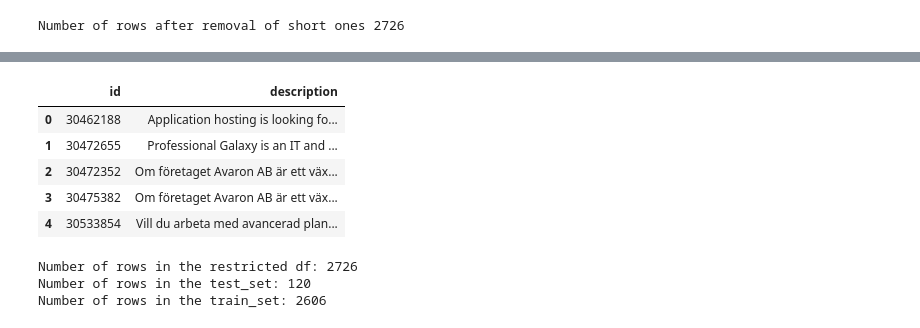
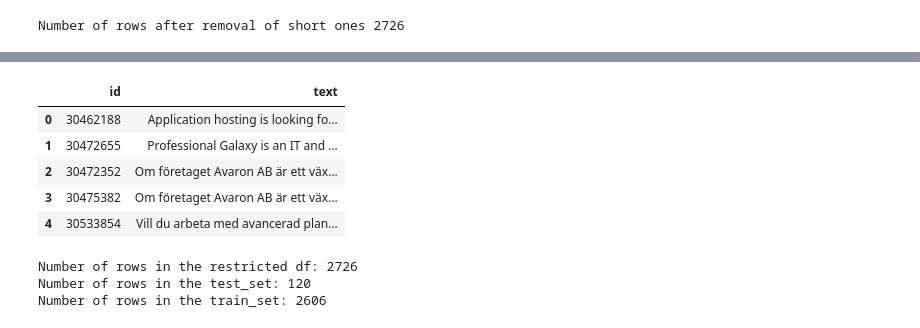
Before and after one commit to IreneGrisenti/Job_Ads_Skill_Analyzer, a Jupyter notebook: notebooks/03_test_set_extraction.ipynb, the cells around one changed output, grey strips where cells are left out. Cells and saved outputs as stored; diff of their text form; code cells hidden in the pictures.

Commit message:
adjust saving test set for label studio

```diff
--- a/notebooks/03_test_set_extraction.ipynb
+++ b/notebooks/03_test_set_extraction.ipynb
@@ -78,9 +78,10 @@ Total          40      40    40    120
 # %%
 # The test set only need "id" and "description", so I drop the rest of the cols
 test_set = test_set[["id", "description"]].reset_index(drop=True)
+test_set = test_set.rename(columns={"description": "text"})
 test_set.head()
 # %% [output]
-|  | id | description |
+|  | id | text |
 | 0 | 30462188 | Application hosting is looking fo... |
 | 1 | 30472655 | Professional Galaxy is an IT and ... |
 | 2 | 30472352 | Om företaget Avaron AB är ett väx... |
```
